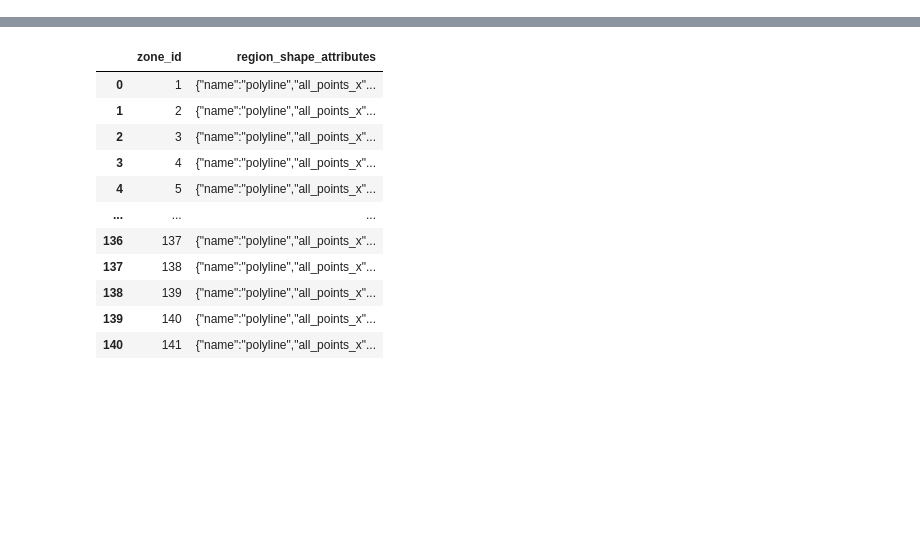
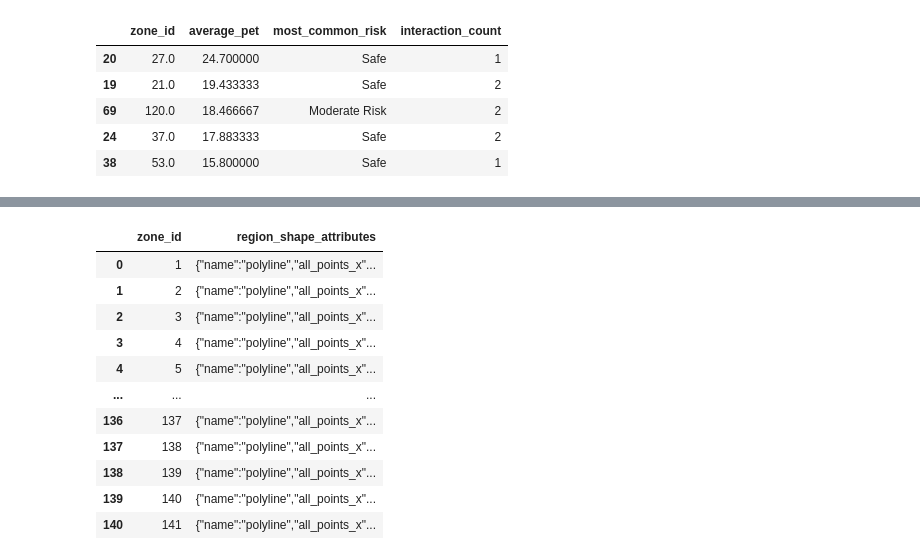
Before and after one commit to AGAMPANDEYY/vehicle_trajectory_prediction, a Jupyter notebook: conflict_zones/conflict_zones_PET.ipynb, the cells around one changed output, grey strips where cells are left out. Cells and saved outputs as stored; diff of their text form; code cells hidden in the pictures; blank space fills up the shorter version.

```diff
--- a/conflict_zones/conflict_zones_PET.ipynb
+++ b/conflict_zones/conflict_zones_PET.ipynb
@@ -253,0 +285,19 @@ heatmap = pipeline.generate_heatmap()
+# %%
+zone_summary = pipeline.pet_df.groupby('zone_id').agg(
+    average_pet=('pet', 'mean'),
+    most_common_risk=('risk_category', lambda x: x.mode().iloc[0] if not x.mode().empty else 'Unknown'),
+    interaction_count=('pet', 'count')
+).reset_index()
+
+# Sort zones by average PET
+top_5_zones = zone_summary.sort_values(by='average_pet', ascending=False).head(5)
+bottom_5_zones = zone_summary.sort_values(by='average_pet', ascending=True).head(5)
+# %%
+top_5_zones #Low risk zones
+# %% [output]
+|  | zone_id | average_pet | most_common_risk | interaction_count |
+| 20 | 27.0 | 24.700000 | Safe | 1 |
+| 19 | 21.0 | 19.433333 | Safe | 2 |
+| 69 | 120.0 | 18.466667 | Moderate Risk | 2 |
+| 24 | 37.0 | 17.883333 | Safe | 2 |
+| 38 | 53.0 | 15.800000 | Safe | 1 |
```
Also changed, not shown: parts of 15 cells of this notebook.
